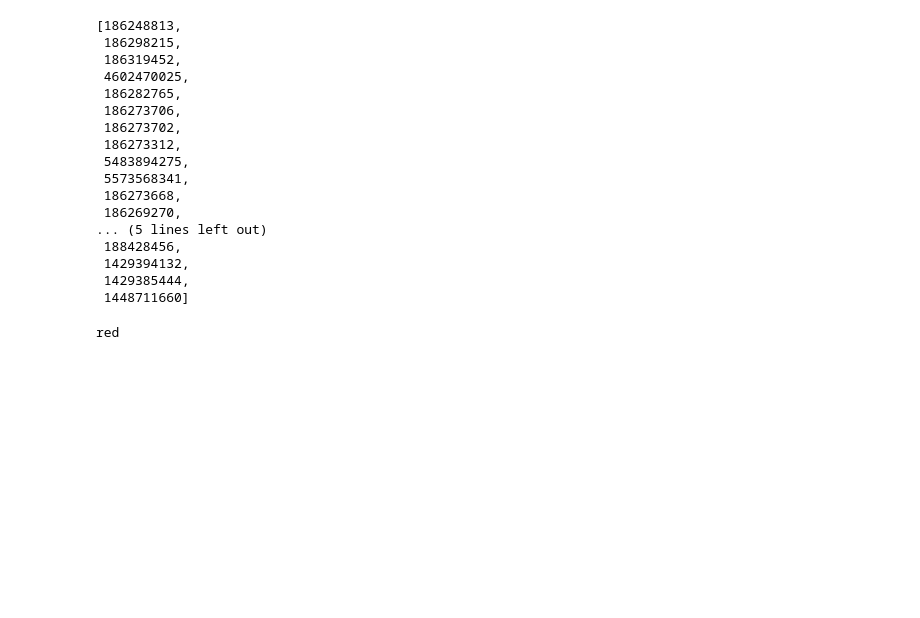
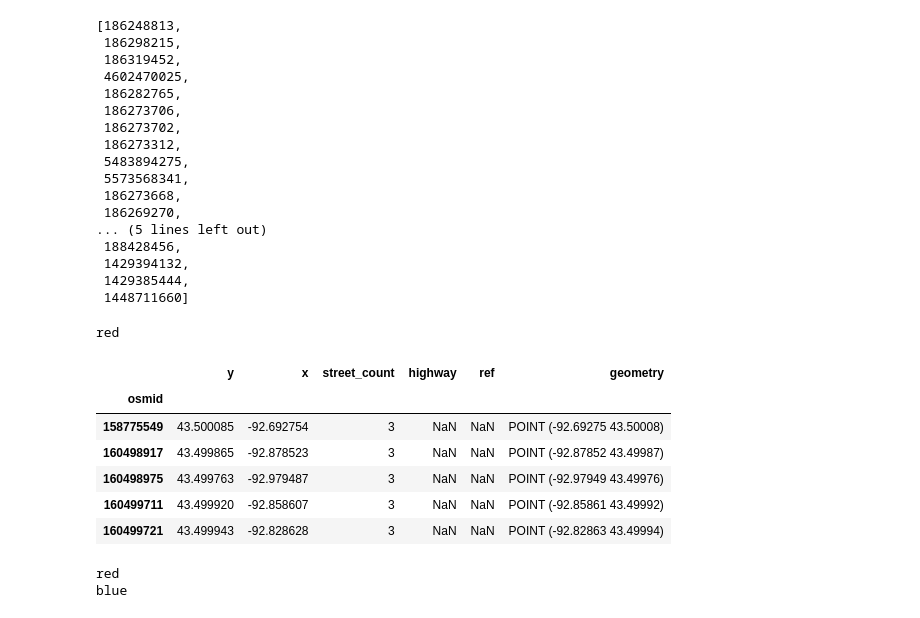
Before and after one commit to yang-mingzhou/equitableCSR, a Jupyter notebook: censusData.ipynb, the cells around one changed output. Cells and saved outputs as stored; diff of their text form; code cells hidden in the pictures; blank space fills up the shorter version.

Commit message:
An example new station deployment

```diff
--- a/censusData.ipynb
+++ b/censusData.ipynb
@@ -228,3 +227,22 @@ positionDict = {"station": stationPositionList, "census block group": censusBloc
 graph.plotPointList(positionDict, ['green', 'red'] ,os.path.join(figureFolder,figureName))
 # %% [output]
 red
+# %%
+graph.nodesGdf.head()
+# %% [output]
+|  | y | x | street_count | highway | ref | geometry |
+| osmid |  |  |  |  |  |  |
+| 158775549 | 43.500085 | -92.692754 | 3 | NaN | NaN | POINT (-92.69275 43.50008) |
+| 160498917 | 43.499865 | -92.878523 | 3 | NaN | NaN | POINT (-92.87852 43.49987) |
+| 160498975 | 43.499763 | -92.979487 | 3 | NaN | NaN | POINT (-92.97949 43.49976) |
+| 160499711 | 43.499920 | -92.858607 | 3 | NaN | NaN | POINT (-92.85861 43.49992) |
+| 160499721 | 43.499943 | -92.828628 | 3 | NaN | NaN | POINT (-92.82863 43.49994) |
+# %%
+figureFolder = "./results"
+figureName = "newStation.html"
+newStationxs, newStationys = graph.nodesGdf.loc[186298215, 'geometry'].xy
+positionDict = {"station": stationPositionList, "census block group": censusBlockList, "New station": [[newStationys[0], newStationxs[0]]]}
+graph.plotPointList(positionDict, ['green', 'red', 'blue'] ,os.path.join(figureFolder,figureName))
+# %% [output]
+red
+blue
```
Also changed, not shown: parts of 2 cells of this notebook, 1 other file.
